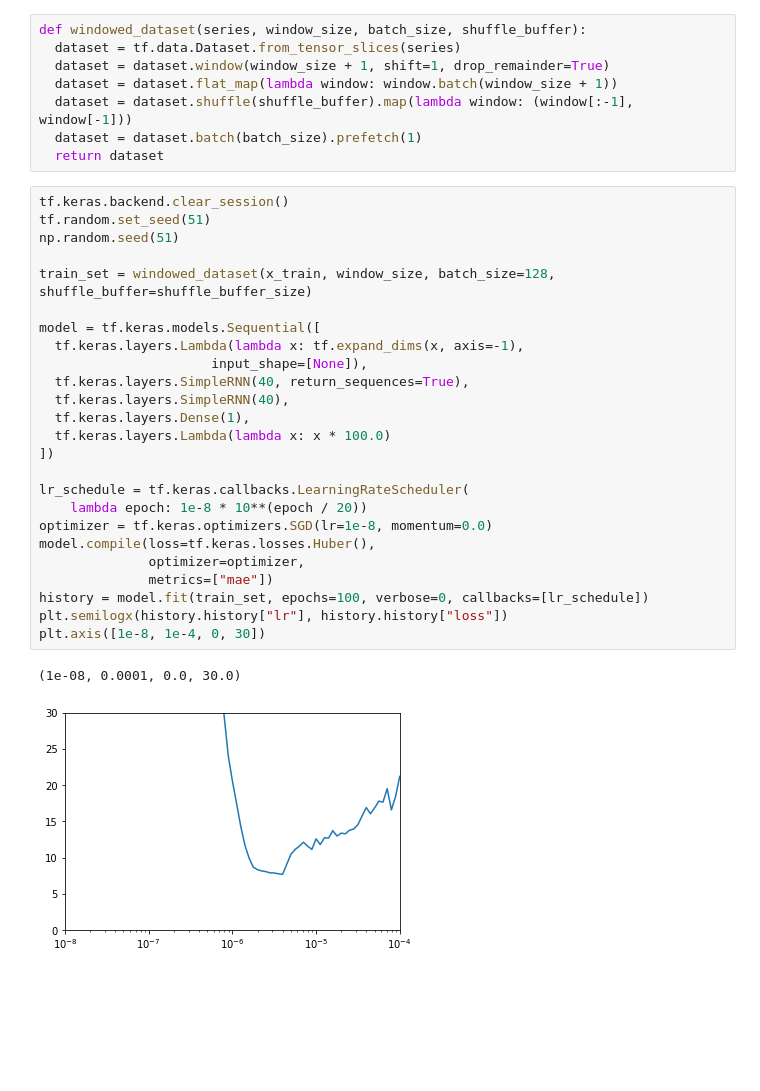
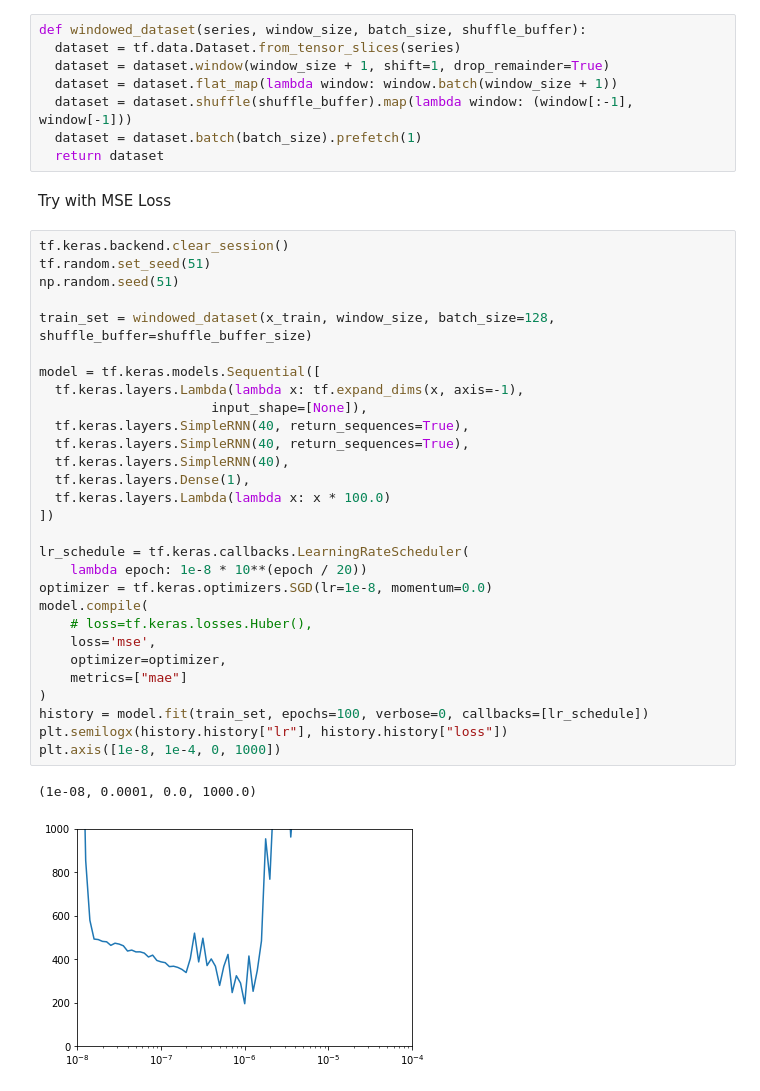
Before and after one commit to JamesMcGuigan/coursera-tensorflow-in-practice-specialization, a Jupyter notebook: TensorFlow In Practice/Course 4 - S+P/S+P Week 3 Lesson 2 - RNN.ipynb, the cells around one changed output. Drawn from its saved outputs; the diff is of its cells as text; blank space fills up the shorter version.

```diff
--- a/TensorFlow In Practice/Course 4 - S+P/S+P Week 3 Lesson 2 - RNN.ipynb
+++ b/TensorFlow In Practice/Course 4 - S+P/S+P Week 3 Lesson 2 - RNN.ipynb
@@ -64,34 +64,40 @@ def windowed_dataset(series, window_size, batch_size, shuffle_buffer):
   dataset = dataset.shuffle(shuffle_buffer).map(lambda window: (window[:-1], window[-1]))
   dataset = dataset.batch(batch_size).prefetch(1)
   return dataset
+# %% [markdown]
+Try with MSE Loss
 # %%
 tf.keras.backend.clear_session()
 tf.random.set_seed(51)
 np.random.seed(51)
 
 train_set = windowed_dataset(x_train, window_size, batch_size=128, shuffle_buffer=shuffle_buffer_size)
 
 model = tf.keras.models.Sequential([
   tf.keras.layers.Lambda(lambda x: tf.expand_dims(x, axis=-1),
                       input_shape=[None]),
   tf.keras.layers.SimpleRNN(40, return_sequences=True),
+  tf.keras.layers.SimpleRNN(40, return_sequences=True),
   tf.keras.layers.SimpleRNN(40),
   tf.keras.layers.Dense(1),
   tf.keras.layers.Lambda(lambda x: x * 100.0)
 ])
 
 lr_schedule = tf.keras.callbacks.LearningRateScheduler(
     lambda epoch: 1e-8 * 10**(epoch / 20))
 optimizer = tf.keras.optimizers.SGD(lr=1e-8, momentum=0.0)
-model.compile(loss=tf.keras.losses.Huber(),
-              optimizer=optimizer,
-              metrics=["mae"])
+model.compile(
+    # loss=tf.keras.losses.Huber(),
+    loss='mse',
+    optimizer=optimizer,
+    metrics=["mae"]
+)
 history = model.fit(train_set, epochs=100, verbose=0, callbacks=[lr_schedule])
 plt.semilogx(history.history["lr"], history.history["loss"])
-plt.axis([1e-8, 1e-4, 0, 30])
+plt.axis([1e-8, 1e-4, 0, 1000])
 # %% [output]
-(1e-08, 0.0001, 0.0, 30.0)
+(1e-08, 0.0001, 0.0, 1000.0)
-[figure, old version]
+[figure, new version]
 # %%
 tf.keras.backend.clear_session()
 tf.random.set_seed(51)
```
Also changed, not shown: parts of 8 cells of this notebook.
